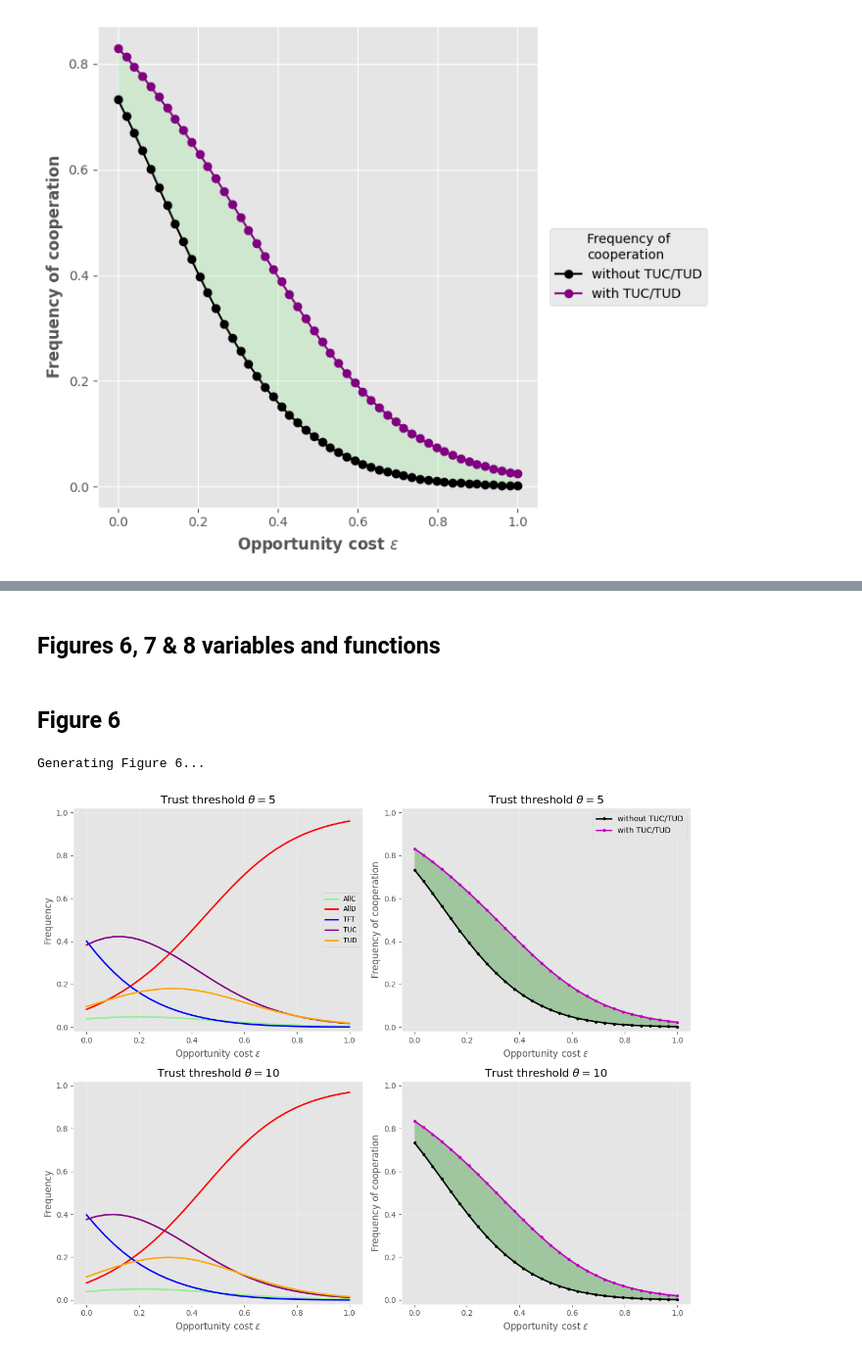
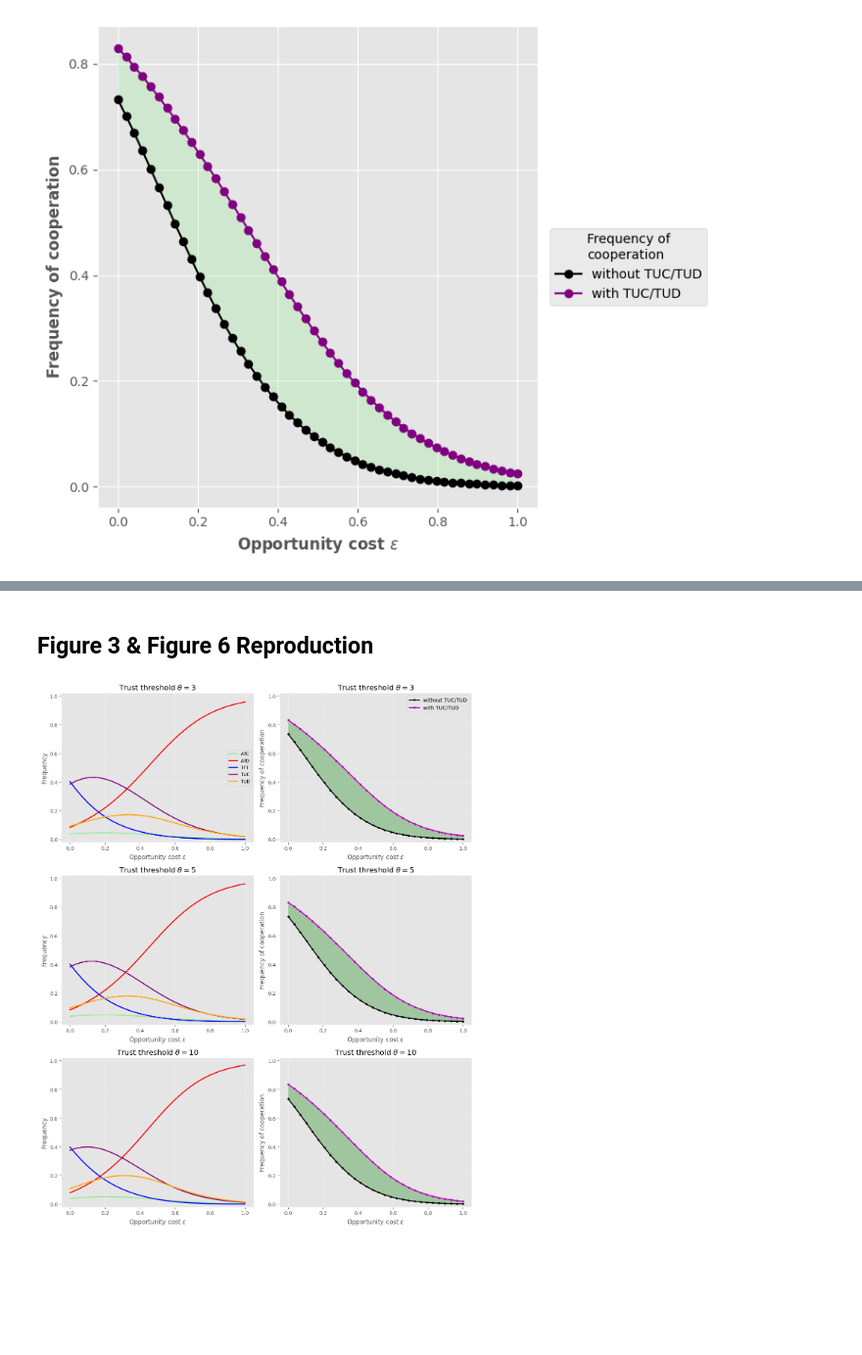
Before and after one commit to mwallemacq/CGT-project-trust-based-strategies, a Jupyter notebook: core_implementation.ipynb, the cells around one changed output, grey strips where cells are left out. Shown at 98% size. Cells and saved outputs as stored; diff of their text form; code cells hidden in the pictures; blank space fills up the shorter version.

Commit message:
Major code rewrite to get rid of double code and unnecessary variables

```diff
--- a/core_implementation.ipynb
+++ b/core_implementation.ipynb
@@ -180,7 +182,7 @@ for eps in epsilon_values:
     )
 
     # 1.2) get stationary distribution
-    frequencies = get_stationary_distribution(payoff_matrix)
+    frequencies = run_simulation(payoff_matrix, BETA, N)
 
     # 1.3) store results
     for i, strat in enumerate(STRATEGIES):
@@ -669,2 +321,0 @@ plt.show()
-# %% [markdown]
-## Figures 6, 7 & 8 variables and functions
@@ -702,45 +322,68 @@ def run_simulation_baseline(matrix, beta, N):
 # %% [markdown]
-## Figure 6
+## Figure 3 & Figure 6 Reproduction
 # %%
-def generate_figure_6():
-    print("Generating Figure 6...")
+import numpy as np
+import matplotlib.pyplot as plt
 
+
+def generate_frequency_of_strats_plots():
     epsilons = np.linspace(0, 1, 30)
-    thetas = [5, 10]
+
+    thetas = [THETA, 5, 10]
 
     strategies = ["AllC", "AllD", "TFT", "TUC", "TUD"]
     colors = ["lightgreen", "red", "blue", "purple", "orange"]
 
-    fig, axes = plt.subplots(2, 2, figsize=(12, 10))
+    # Create a separate row of plots for each Theta value
+    rows = len(thetas)
+    _, axes = plt.subplots(rows, 2, figsize=(12, 5 * rows))
 
     for i, theta in enumerate(thetas):
         frequencies_strategies = []
         coop_with = []
         coop_without = []
 
-        coop_rates_full = get_cooperation_rates(r, theta)
-        coop_rates_base = coop_rates_full[:3]
+        # Increase the cost (epsilon) to see when trust fails
+        for eps in epsilons:
+            payoff_matrix = initialize_payoff_matrix(
+                R, S, T, P, theta, CHECK_PROBABILITY, eps, NUM_ROUNDS
+            )
 
-        for eps in epsilons:
-            A = initialize_payoff_matrix(R, S, T, P, theta, p, eps, r)
+            # Evolution with Trust Strategies
+            sd = run_simulation(payoff_matrix, BETA, N)
+            frequencies_strategies.append(sd)
+            coop_with.append(
+                cooperation_frequency(
+                    sd,
+                    STRATEGIES,
+                    theta,
+                    NUM_ROUNDS,
+                )
+            )
 
-            sd = run_simulation(A, beta, N)
-            frequencies_strategies.append(sd)
-            coop_with.append(np.sum(sd * coop_rates_full))
-
-            sd_base = run_simulation_baseline(A, beta, N)
-            coop_without.append(np.sum(sd_base * coop_rates_base))
+            # Evolution without Trust Strategies
+            # We need this to calculate the "green area" (Cooperation Gain) later
+            sd_base = run_simulation_baseline(payoff_matrix, BETA, N)
+            coop_without.append(
+                cooperation_frequency(
+                    sd_base,
+                    without_cooperation_strategies,
+                    theta,
+                    NUM_ROUNDS,
+                )
+            )
 
         frequencies_strategies = np.array(frequencies_strategies)
 
-        # Plot Strategies
+        # Plotting Strategy (left side)
         ax_left = axes[i, 0]
-        for s_index in range(5):
+
+        for strategy_idx in range(5):
             ax_left.plot(
                 epsilons,
-                frequencies_strategies[:, s_index],
-                label=strategies[s_index],
-                color=colors[s_index],
+                frequencies_strategies[:, strategy_idx],
+                label=strategies[strategy_idx],
+                color=colors[strategy_idx],
                 linewidth=2,
             )
         ax_left.set_ylim(-0.02, 1.02)
@@ -751,7 +394,7 @@ def generate_figure_6():
             ax_left.legend(loc="center right", fontsize="small")
         ax_left.grid(True, alpha=0.3)
 
-        # Plot Cooperation
+        # Plotting Cooperation (right side)
         ax_right = axes[i, 1]
         ax_right.plot(
             epsilons, coop_without, "k.-", label="without TUC/TUD", linewidth=2
@@ -762,34 +405,34 @@ def generate_figure_6():
             epsilons,
             coop_without,
             coop_with,
             where=(np.array(coop_with) > np.array(coop_without)),
             facecolor="green",
             alpha=0.3,
             interpolate=True,
         )
         ax_right.fill_between(
             epsilons,
             coop_without,
             coop_with,
             where=(np.array(coop_with) <= np.array(coop_without)),
             facecolor="red",
             alpha=0.3,
             interpolate=True,
         )
 
         ax_right.set_ylim(-0.02, 1.02)
         ax_right.set_xlabel(r"Opportunity cost $\epsilon$")
         ax_right.set_ylabel("Frequency of cooperation")
         ax_right.set_title(f"Trust threshold $\\theta = {theta}$")
         if i == 0:
             ax_right.legend()
         ax_right.grid(True, alpha=0.3)
 
     plt.tight_layout()
     plt.show()
 
-generate_figure_6()
+
+generate_frequency_of_strats_plots()
 # %% [output]
-Generating Figure 6...
-[figure, old version]
+[figure, new version]
 # %% [markdown]
```
Also changed, not shown: parts of 16 cells of this notebook.
